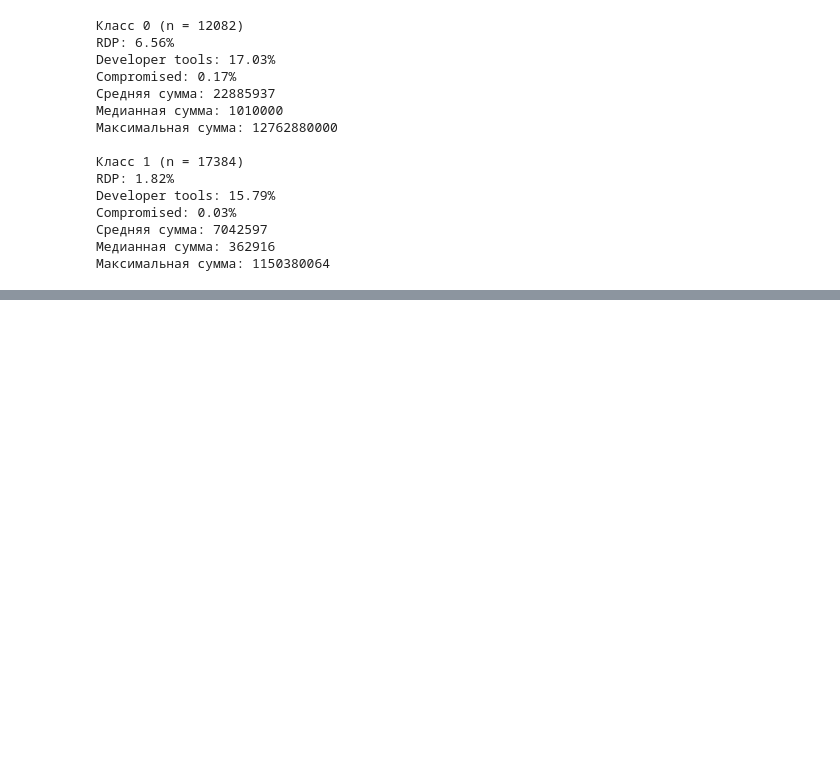
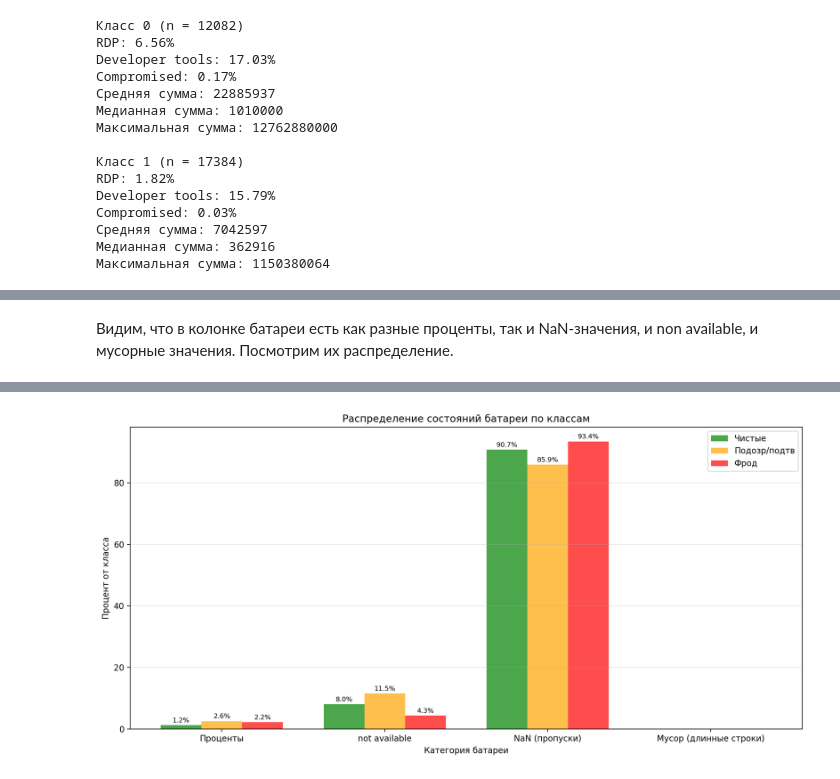
Before and after one commit to SergeyVoroninn/antifraud_hak, a Jupyter notebook: analysis/report.ipynb, the cells around one changed output, grey strips where cells are left out. Drawn from its saved outputs; the diff is of its cells as text; code cells hidden in the pictures; blank space fills up the shorter version.

```diff
--- a/analysis/report.ipynb
+++ b/analysis/report.ipynb
@@ -240,0 +446,7 @@ Compromised: 0.03%
+# %%
+battery_vals = train1_df['battery'].unique()
+print(f"Всего уникальных значений батареи: {len(battery_vals)}")
+
+for i, val in enumerate(battery_vals):
+    val_str = str(val)[:100]
+    print(f"{val_str}")
@@ -240,0 +471,71 @@ Compromised: 0.03%
+# %% [markdown]
+Видим, что в колонке батареи есть как разные проценты, так и NaN-значения, и non available, и мусорные значения. Посмотрим их распределение.
+# %%
+df_plot = train1_df.copy()
+
+def get_battery_category(val):
+    if pd.isna(val) or val == 'NaN%':
+        return 'NaN (пропуски)'
+    elif val == 'not available':
+        return 'not available'
+    elif isinstance(val, str) and val.endswith('%'):
+        return 'Проценты'
+    else:
+        return 'Мусор (длинные строки)'
+
+df_plot['battery_cat'] = df_plot['battery'].apply(get_battery_category)
+
+total_dist = df_plot['battery_cat'].value_counts()
+total_pct = df_plot['battery_cat'].value_counts(normalize=True) * 100
+
+for cat in ['Проценты', 'not available', 'NaN (пропуски)', 'Мусор (длинные строки)']:
+    if cat in total_dist.index:
+        print(f"  {cat}: {total_dist[cat]} ({total_pct[cat]:.10f}%)")
+    else:
+        print(f"  {cat}: 0 (0.0000000000%)")
+
+class_dist = {}
+
+for target, name in [(-1, 'Чистые'), (0, 'Подозр/подтв'), (1, 'Фрод')]:
+    subset = df_plot[df_plot['target'] == target]
+    dist = subset['battery_cat'].value_counts(normalize=True) * 100
+    class_dist[name] = dist
+    print(f"\n{name} (n = {len(subset)}):")
+    for cat in ['Проценты', 'not available', 'NaN (пропуски)', 'Мусор (длинные строки)']:
+        if cat in dist.index:
+            print(f"  {cat}: {dist[cat]:.2f}%")
+        else:
+            print(f"  {cat}: 0.0000000000%")
+
+fig, ax = plt.subplots(figsize=(12, 6))
+
+categories = ['Проценты', 'not available', 'NaN (пропуски)', 'Мусор (длинные строки)']
+x = np.arange(len(categories))
+width = 0.25
+
+values = []
+for name in ['Чистые', 'Подозр/подтв', 'Фрод']:
+    values.append([class_dist[name].get(cat, 0) for cat in categories])
+
+bars1 = ax.bar(x - width, values[0], width, label='Чистые', color='green', alpha=0.7)
+bars2 = ax.bar(x, values[1], width, label='Подозр/подтв', color='orange', alpha=0.7)
+bars3 = ax.bar(x + width, values[2], width, label='Фрод', color='red', alpha=0.7)
+
+ax.set_xlabel('Категория батареи')
+ax.set_ylabel('Процент от класса')
+ax.set_title('Распределение состояний батареи по классам')
+ax.set_xticks(x)
+ax.set_xticklabels(categories)
+ax.legend()
+ax.grid(True, alpha=0.3, axis='y')
+
+for bars in [bars1, bars2, bars3]:
+    for bar in bars:
+        height = bar.get_height()
+        if height > 1:
+            ax.text(bar.get_x() + bar.get_width()/2., height + 0.5,
+                   f'{height:.1f}%', ha='center', va='bottom', fontsize=8)
+
+plt.tight_layout()
+plt.show()
+# %% [output]
@@ -240,0 +559 @@ Compromised: 0.03%
+[figure, added]
```
Also changed, not shown: parts of 20 cells of this notebook.
